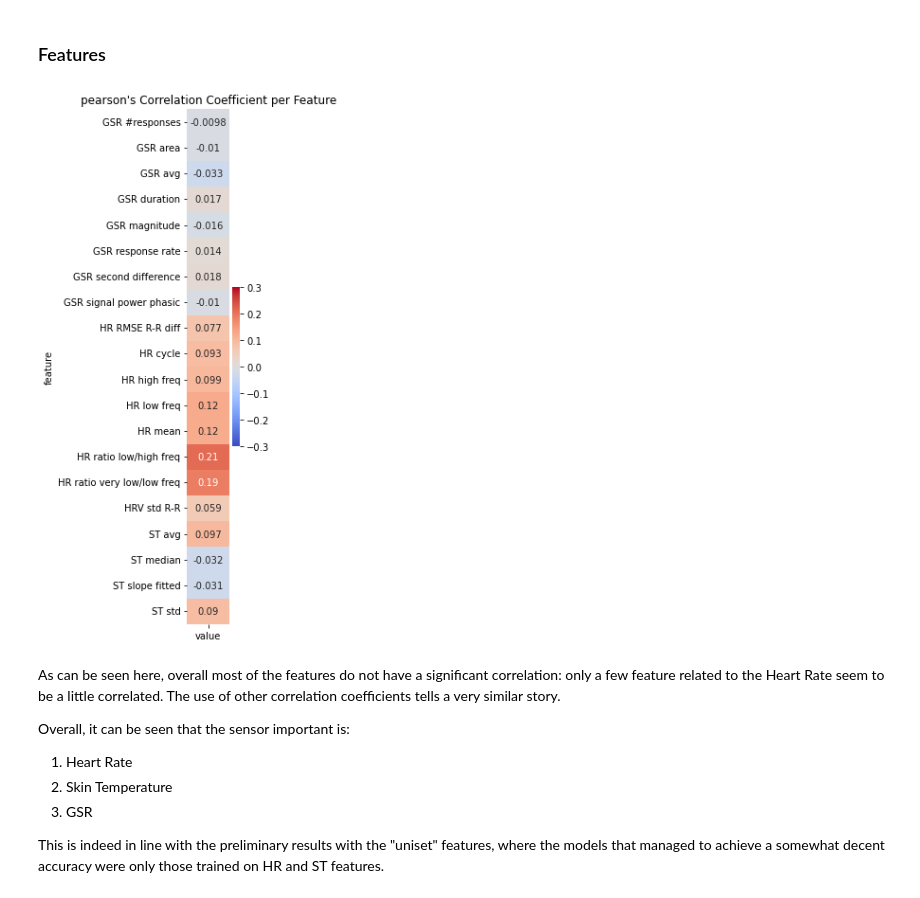
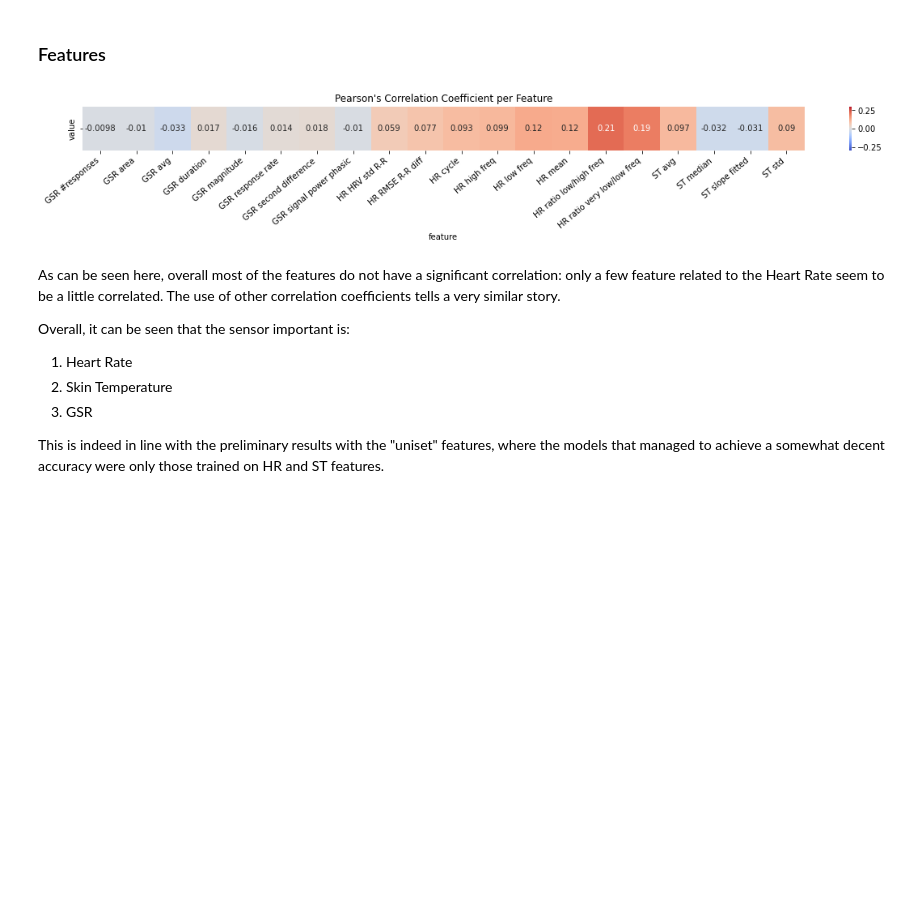
Before and after one commit to LeonardoAlchieri/MUSE, a Jupyter notebook: notebooks/correlation.ipynb, the cells around one changed output. Cells and saved outputs as stored; diff of their text form; code cells hidden in the pictures; blank space fills up the shorter version.

Commit message:
Changed a few correlation vis

```diff
--- a/notebooks/correlation.ipynb
+++ b/notebooks/correlation.ipynb
@@ -206,8 +206,8 @@ First, we analyse the correlation coefficient (Pearson default, but can be chang
 The analysis is performed only on the **train set** (since no labels on test set are given).
 # %%
 corr_chosen_wdg = widgets.Dropdown(
-    options=['pearson', 'spearman', 'kendall'],
-    value='pearson',
+    options=['Pearson', 'Spearman', 'Kendall'],
+    value='Pearson',
     description='Correlation Coefficient:',
     disabled=False,
 )
@@ -217,11 +217,11 @@ corr_chosen_wdg
 # %%
 from typing import Callable
 def get_correlation_method(corr_chosen: str) -> Callable:
-    if corr_chosen == 'pearson':
+    if corr_chosen == 'Pearson':
         return pearsonr
-    elif corr_chosen == 'spearman':
+    elif corr_chosen == 'Spearman':
         return spearmanr
-    elif corr_chosen == 'kendall':
+    elif corr_chosen == 'Kendall':
         return kendalltau
     else:
         raise ValueError('Unknown correlation method')
@@ -333,27 +333,29 @@ From the analysis of the correlations in time, i.e. when considering all of the
 # %%
 correlation_results: DataFrame = (
     hand_crafted_data.groupby(axis=1, level=0)
     .apply(
         lambda data: Series(
             correlation_method(data.iloc[:, 0], labels), index=["value", "p-value"]
         )
     )
 )
 
-df_to_save: DataFrame = correlation_results.loc[['value'], :].T
+df_to_save: DataFrame = correlation_results.loc[['value'], :]
 
-figure(figsize=(1, 10))
+figure(figsize=(20, 1))
 heatmap(df_to_save,
         xticklabels=df_to_save.columns,
         vmax=0.3, vmin=-0.3, center=0,
         cmap='coolwarm',
         yticklabels=df_to_save.index, annot=True)
 title(f"{corr_chosen}'s Correlation Coefficient per Feature")
-savefig(f'../visualizations/correlation_feature_{corr_chosen}.pdf')
+xticks(rotation=40, ha="right")
+tight_layout()
+savefig(f'../visualizations/correlation_feature_{corr_chosen}.pdf', bbox_inches = "tight")
 
 show()
 # %% [output]
-[figure, old version]
+[figure, new version]
 # %% [markdown]
 As can be seen here, overall most of the features do not have a significant correlation: only a few feature related to the Heart Rate seem to be a little correlated. The use of other correlation coefficients tells a very similar story.
 
```
Also changed, not shown: parts of 2 cells of this notebook, 2 other files.
